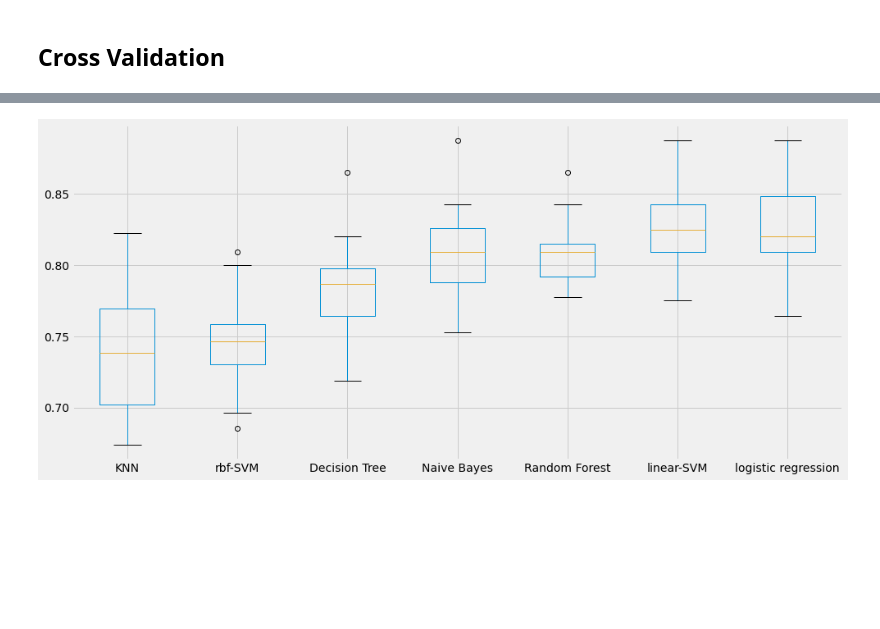
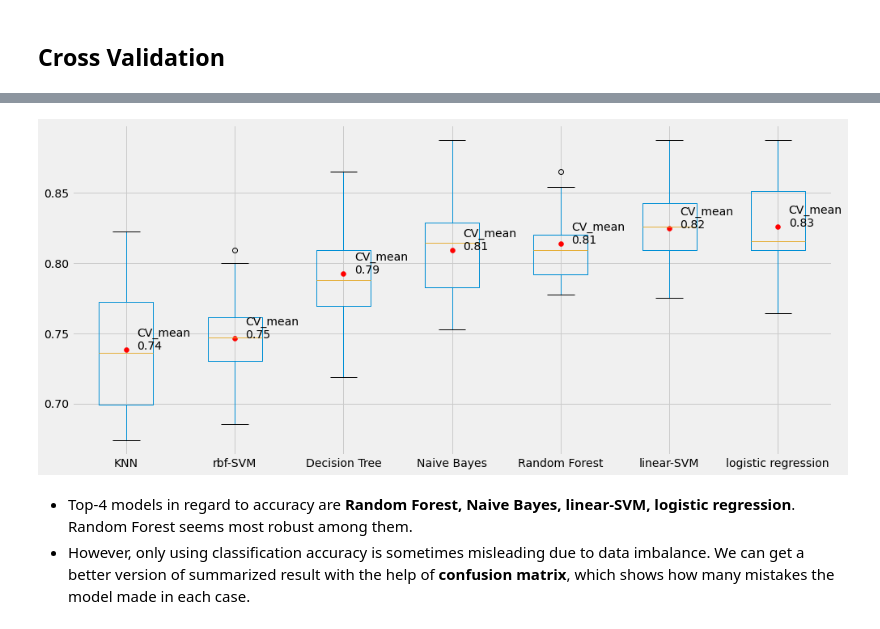
Before and after one commit to sam351/competitions, a Jupyter notebook: kaggle_titanic/200519_Titanic_study-03_Predictive-Modeling.ipynb, the cells around one changed output, grey strips where cells are left out. Saved outputs shown, nothing was run; the diff lists cells and outputs as text; code cells hidden in the pictures; blank space fills up the shorter version.

Commit message:
Modify 200519_Titanic_study-03_Predictive-Modeling
- Modify boxplot and comment in Cross Validation part

```diff
--- a/kaggle_titanic/200519_Titanic_study-03_Predictive-Modeling.ipynb
+++ b/kaggle_titanic/200519_Titanic_study-03_Predictive-Modeling.ipynb
@@ -203,10 +203,22 @@ pd.DataFrame({'CV_mean':acc_mean_list, 'CV_std':acc_std_list}, index=model_names
 | logistic regression | 0.826055 | 0.034442 |
 # %%
 plt.figure(figsize=(15, 7))
+
+# Draw boxplot of each model
 tmp_df = pd.concat([pd.DataFrame(acc_list, index=model_names),
                     pd.DataFrame({'CV_mean':acc_mean_list}, index=model_names)],
                    axis=1)
-tmp_df.sort_values('CV_mean').T.boxplot()
+tmp_df.sort_values('CV_mean').drop(columns='CV_mean').T.boxplot()
+
+# Annotate CV_mean on each boxplot
+acc_mean_sorted = sorted(acc_mean_list)
+plt.scatter(range(1,8), acc_mean_sorted, color='red')
+for tmp_x, tmp_y in zip(np.arange(1,8), acc_mean_sorted):
+    plt.text(tmp_x+0.1, tmp_y, s=f'CV_mean\n{tmp_y:.2f}')
+
 plt.show()
 # %% [output]
-[figure, old version]
+[figure, new version]
+# %% [markdown]
+- Top-4 models in regard to accuracy are **Random Forest, Naive Bayes, linear-SVM, logistic regression**. Random Forest seems most robust among them.
+- However, only using classification accuracy is sometimes misleading due to data imbalance. We can get a better version of summarized result with the help of **confusion matrix**, which shows how many mistakes the model made in each case.
```
Also changed, not shown: parts of 4 cells of this notebook.
